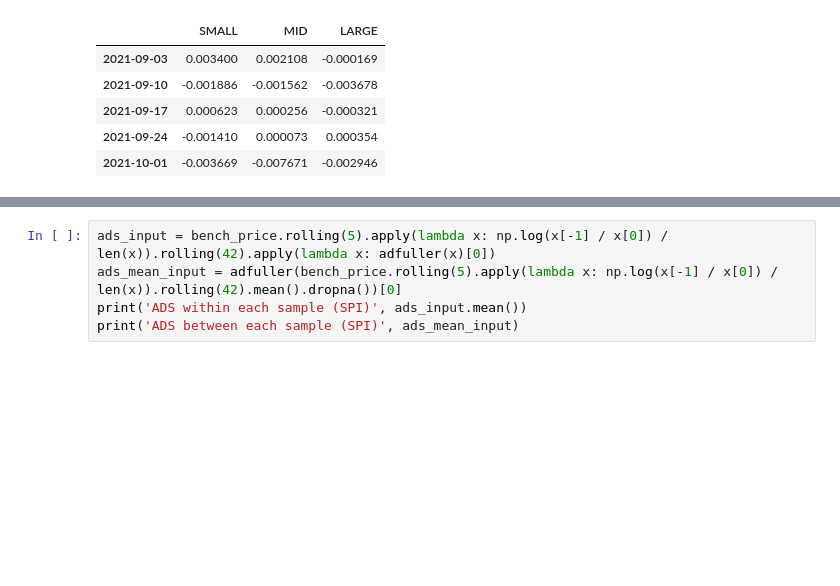
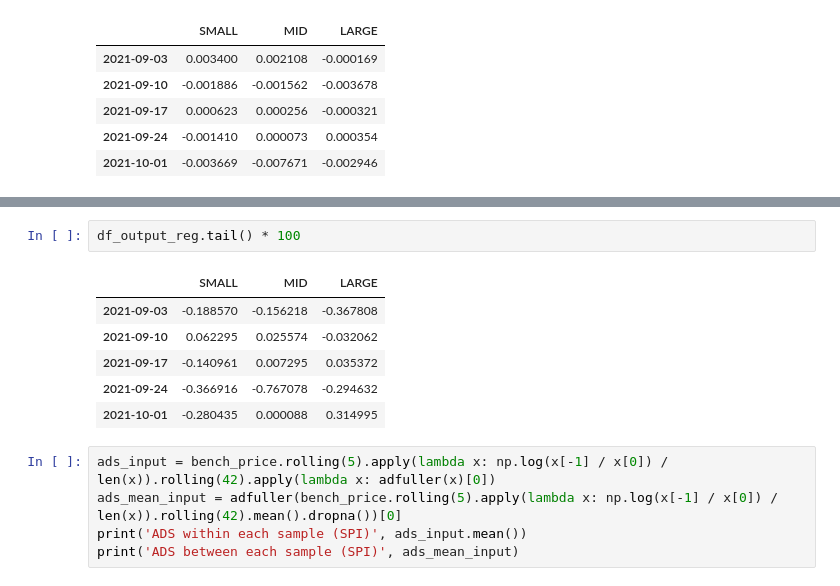
Before and after one commit to lacoupe/BCVS, a Jupyter notebook: SW/size/size.ipynb, the cells around one changed output, grey strips where cells are left out. Saved outputs shown, nothing was run; the diff lists cells and outputs as text; blank space fills up the shorter version.

```diff
--- a/SW/size/size.ipynb
+++ b/SW/size/size.ipynb
@@ -201,3 +210,12 @@ df_input_period_reg.tail()
+# %%
+df_output_reg.tail() * 100
+# %% [output]
+|  | SMALL | MID | LARGE |
+| 2021-09-03 | -0.188570 | -0.156218 | -0.367808 |
+| 2021-09-10 | 0.062295 | 0.025574 | -0.032062 |
+| 2021-09-17 | -0.140961 | 0.007295 | 0.035372 |
+| 2021-09-24 | -0.366916 | -0.767078 | -0.294632 |
+| 2021-10-01 | -0.280435 | 0.000088 | 0.314995 |
 # %%
 ads_input = bench_price.rolling(5).apply(lambda x: np.log(x[-1] / x[0]) / len(x)).rolling(42).apply(lambda x: adfuller(x)[0])
 ads_mean_input = adfuller(bench_price.rolling(5).apply(lambda x: np.log(x[-1] / x[0]) / len(x)).rolling(42).mean().dropna())[0]
```
Also changed, not shown: parts of 2 cells of this notebook, 2 other files.
